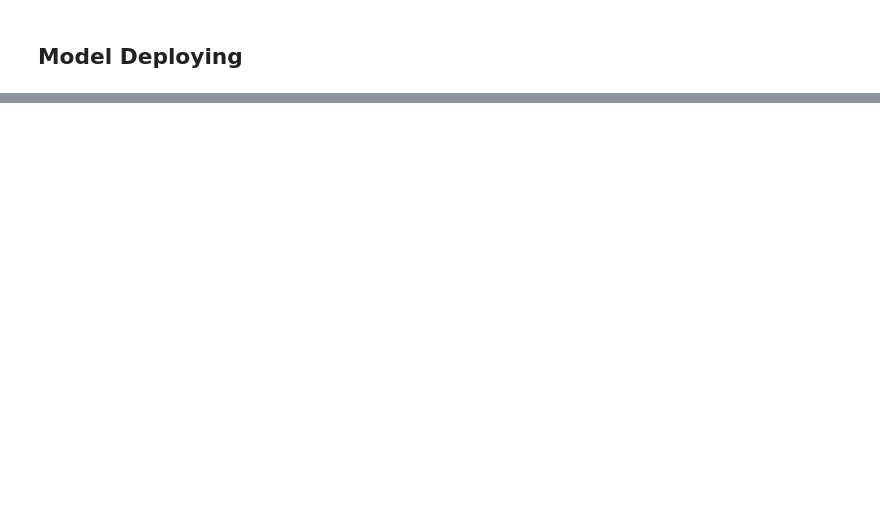
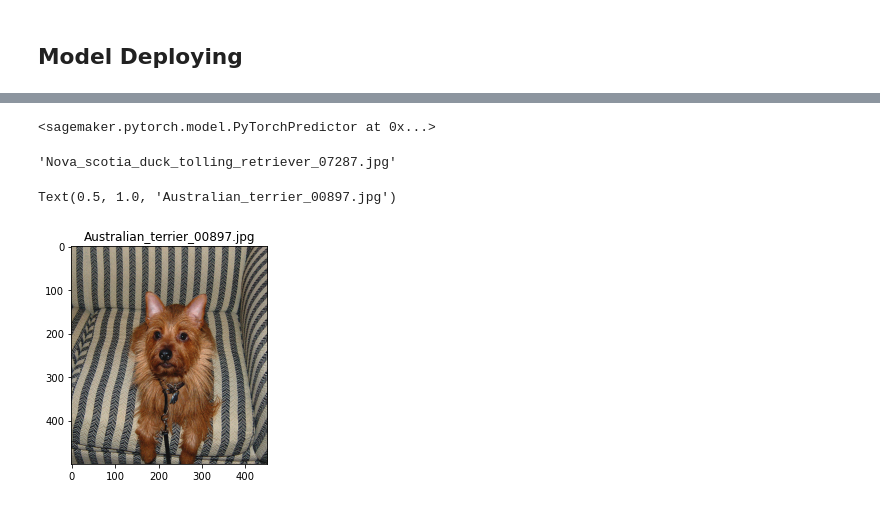
Before and after one commit to jqchen24/image_classification_pytorch_sagemaker, a Jupyter notebook: train_and_deploy.ipynb, the cells around one changed output, grey strips where cells are left out. Drawn from its saved outputs; the diff is of its cells as text; code cells hidden in the pictures; blank space fills up the shorter version.

```diff
--- a/train_and_deploy.ipynb
+++ b/train_and_deploy.ipynb
@@ -439,0 +448,30 @@ print(response)
+# %%
+predictor
+# %% [output]
+<sagemaker.pytorch.model.PyTorchPredictor at 0x...>
+# %%
+file
+# %% [output]
+'Nova_scotia_duck_tolling_retriever_07287.jpg'
+# %%
+# TODO: Run an prediction on the endpoint
+import random
+import os
+import numpy as np
+path = 'dogImages/test/'
+folders=os.listdir(path)
+folder=random.choice(folders)
+file = os.listdir(path + folder)[0]
+
+import matplotlib.image as mpimg
+import matplotlib.pyplot as plt
+
+# Read Images
+img = mpimg.imread(path + folder + '/' + file)
+
+# Output Images
+plt.imshow(img)
+plt.title(file)
+# %% [output]
+Text(0.5, 1.0, 'Australian_terrier_00897.jpg')
+[figure, added]
```
Also changed, not shown: parts of 13 cells of this notebook, 1 other file.
